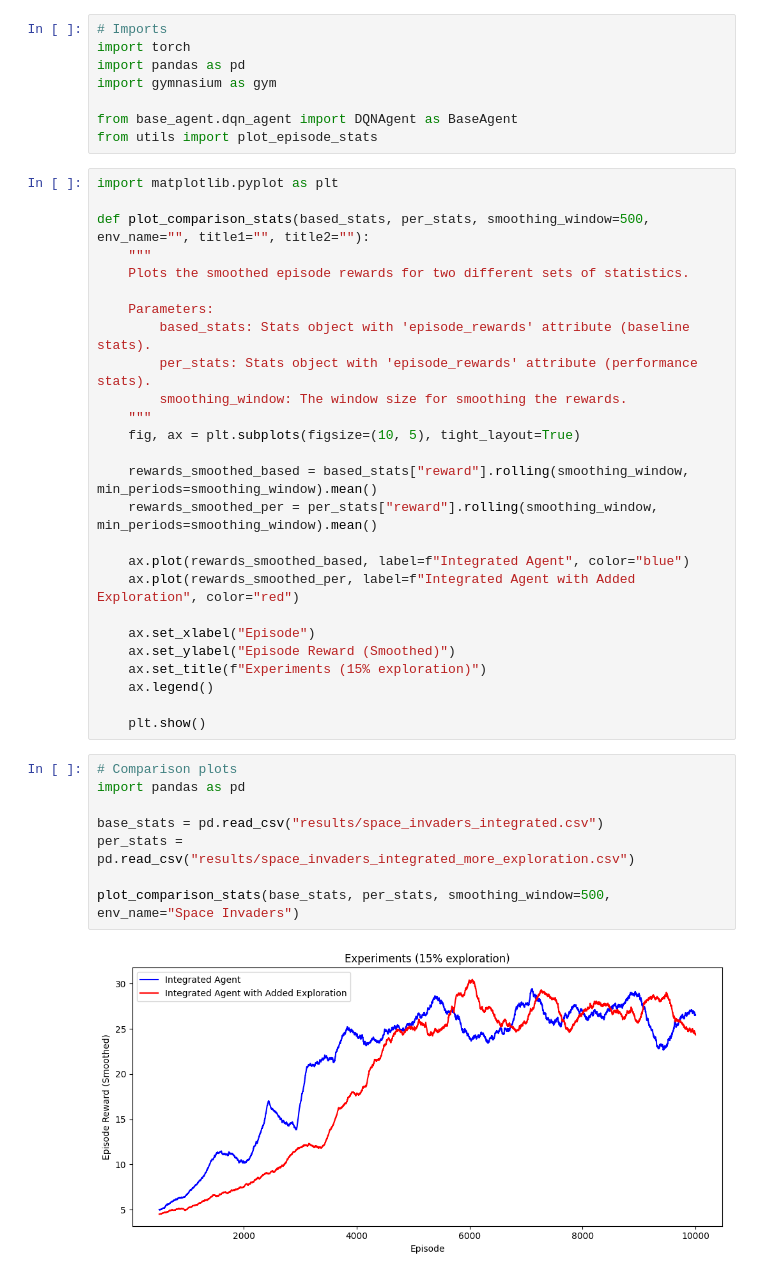
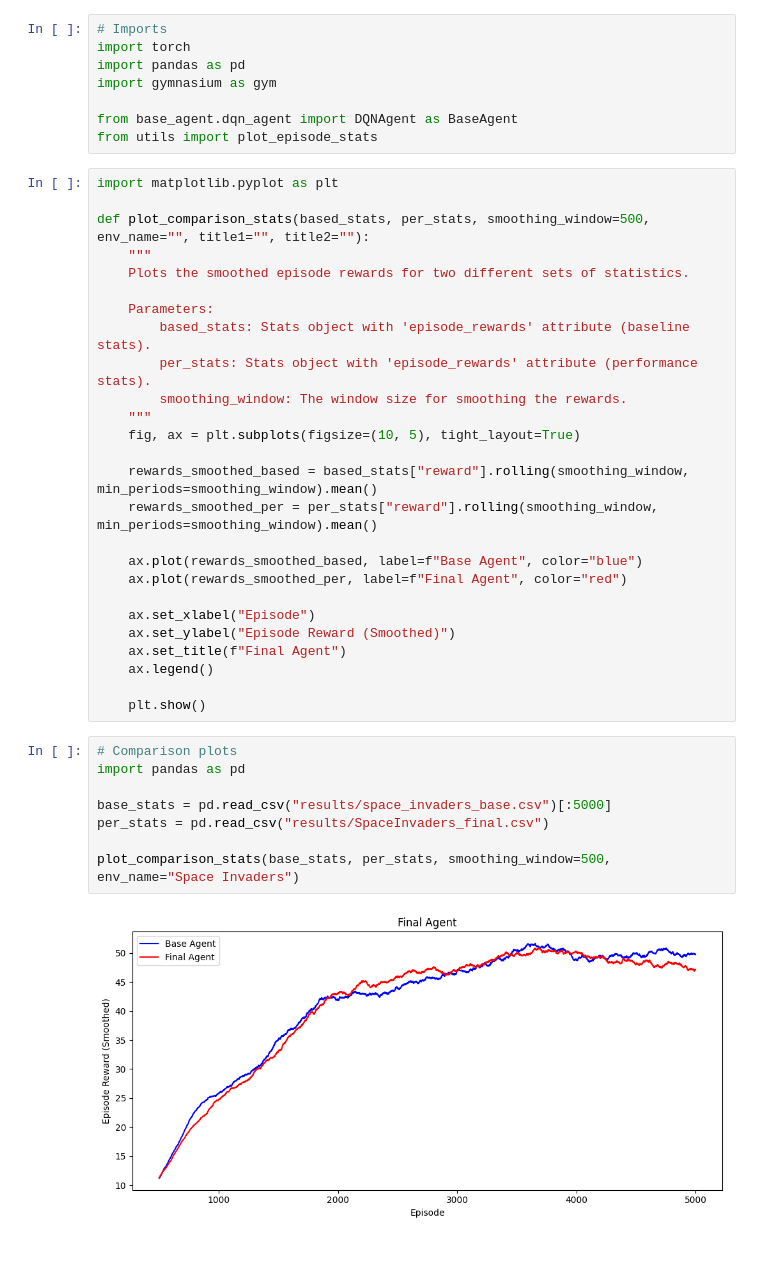
Before and after one commit to iamjumshaid/rl-project, a Jupyter notebook: Playground.ipynb, the cells around one changed output. Cells and saved outputs as stored; diff of their text form.

Commit message:
Add final results

```diff
--- a/Playground.ipynb
+++ b/Playground.ipynb
@@ -23,22 +23,22 @@ def plot_comparison_stats(based_stats, per_stats, smoothing_window=500, env_name
     rewards_smoothed_based = based_stats["reward"].rolling(smoothing_window, min_periods=smoothing_window).mean()
     rewards_smoothed_per = per_stats["reward"].rolling(smoothing_window, min_periods=smoothing_window).mean()
 
-    ax.plot(rewards_smoothed_based, label=f"Integrated Agent", color="blue")
-    ax.plot(rewards_smoothed_per, label=f"Integrated Agent with Added Exploration", color="red")
+    ax.plot(rewards_smoothed_based, label=f"Base Agent", color="blue")
+    ax.plot(rewards_smoothed_per, label=f"Final Agent", color="red")
 
     ax.set_xlabel("Episode")
     ax.set_ylabel("Episode Reward (Smoothed)")
-    ax.set_title(f"Experiments (15% exploration)")
+    ax.set_title(f"Final Agent")
     ax.legend()
 
     plt.show()
 # %%
 # Comparison plots
 import pandas as pd
 
-base_stats = pd.read_csv("results/space_invaders_integrated.csv")
-per_stats = pd.read_csv("results/space_invaders_integrated_more_exploration.csv")
+base_stats = pd.read_csv("results/space_invaders_base.csv")[:5000]
+per_stats = pd.read_csv("results/SpaceInvaders_final.csv")
 
 plot_comparison_stats(base_stats, per_stats, smoothing_window=500, env_name="Space Invaders")
 # %% [output]
-[figure, old version]
+[figure, new version]
```
Also changed, not shown: parts of 5 cells of this notebook, 5 other files.
